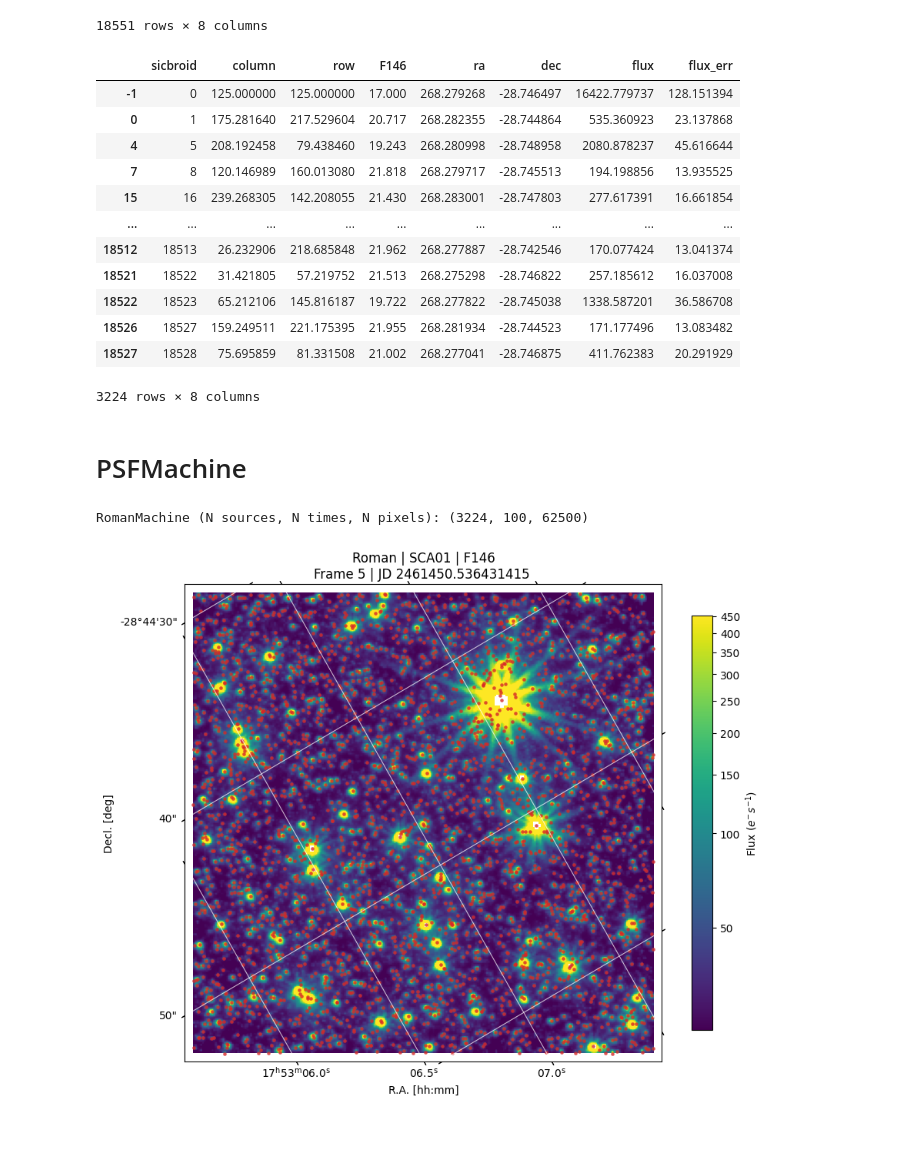
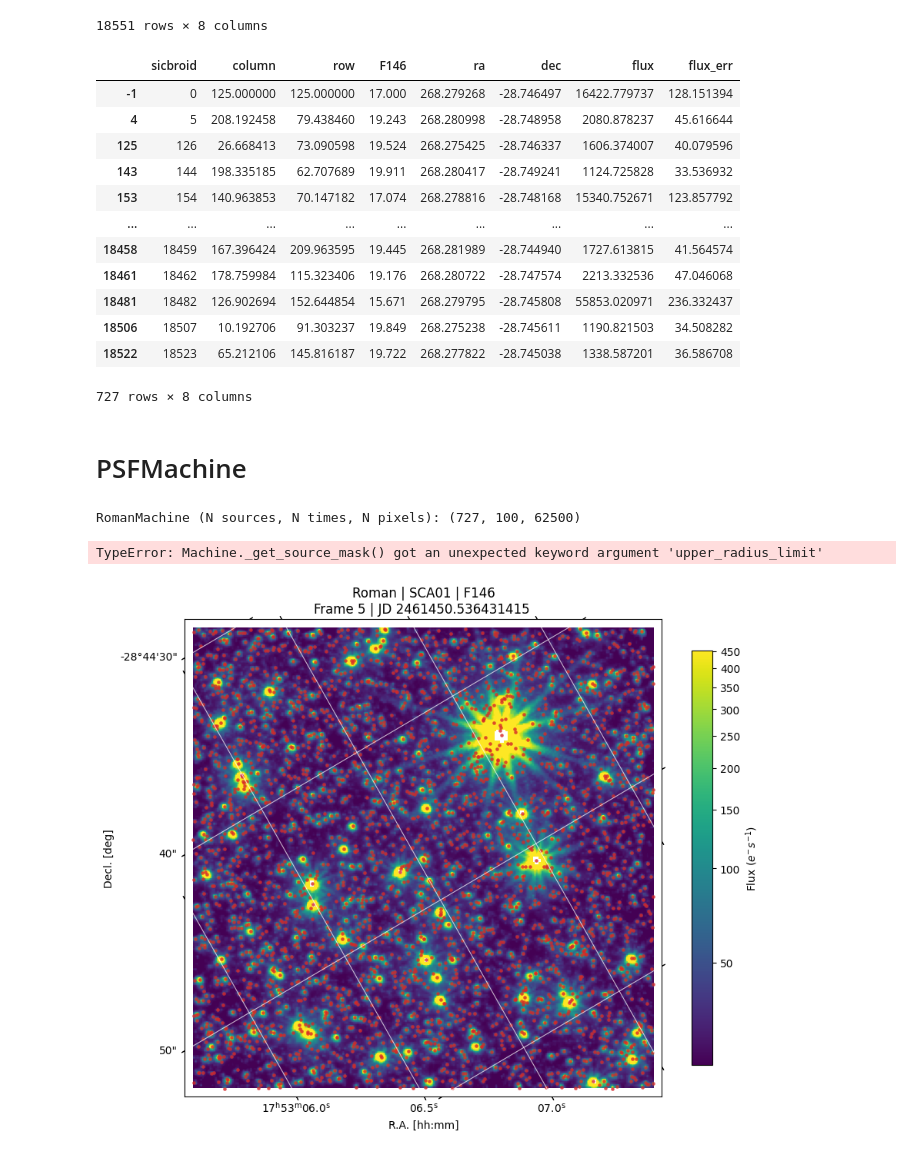
Before and after one commit to jorgemarpa/roman-lcs, a Jupyter notebook: notebooks/roman_psfmachine_test.ipynb, the cells around one changed output. Drawn from its saved outputs; the diff is of its cells as text; code cells hidden in the pictures.

Commit message:
update source mask and sparse arrasy per frame

```diff
--- a/notebooks/roman_psfmachine_test.ipynb
+++ b/notebooks/roman_psfmachine_test.ipynb
@@ -51,23 +51,23 @@ catalog
 | 18549 | 18550 | 227.218897 | 32.953026 | 22.647 | 268.280781 | -28.750458 | 90.499602 | 9.513128 |
 18551 rows × 8 columns
 # %%
-sources = catalog.query("F146 < 22")
+sources = catalog.query("F146 < 20")
 sources = sources.rename(columns={"ra_deg": "ra", "dec_deg": "dec", "xcol": "column", "ycol": "row"})
 sources
 # %% [output]
 |  | sicbroid | column | row | F146 | ra | dec | flux | flux_err |
 | -1 | 0 | 125.000000 | 125.000000 | 17.000 | 268.279268 | -28.746497 | 16422.779737 | 128.151394 |
-| 0 | 1 | 175.281640 | 217.529604 | 20.717 | 268.282355 | -28.744864 | 535.360923 | 23.137868 |
 | 4 | 5 | 208.192458 | 79.438460 | 19.243 | 268.280998 | -28.748958 | 2080.878237 | 45.616644 |
-| 7 | 8 | 120.146989 | 160.013080 | 21.818 | 268.279717 | -28.745513 | 194.198856 | 13.935525 |
-| 15 | 16 | 239.268305 | 142.208055 | 21.430 | 268.283001 | -28.747803 | 277.617391 | 16.661854 |
+| 125 | 126 | 26.668413 | 73.090598 | 19.524 | 268.275425 | -28.746337 | 1606.374007 | 40.079596 |
+| 143 | 144 | 198.335185 | 62.707689 | 19.911 | 268.280417 | -28.749241 | 1124.725828 | 33.536932 |
+| 153 | 154 | 140.963853 | 70.147182 | 17.074 | 268.278816 | -28.748168 | 15340.752671 | 123.857792 |
 | ... | ... | ... | ... | ... | ... | ... | ... | ... |
-| 18512 | 18513 | 26.232906 | 218.685848 | 21.962 | 268.277887 | -28.742546 | 170.077424 | 13.041374 |
-| 18521 | 18522 | 31.421805 | 57.219752 | 21.513 | 268.275298 | -28.746822 | 257.185612 | 16.037008 |
+| 18458 | 18459 | 167.396424 | 209.963595 | 19.445 | 268.281989 | -28.744940 | 1727.613815 | 41.564574 |
+| 18461 | 18462 | 178.759984 | 115.323406 | 19.176 | 268.280722 | -28.747574 | 2213.332536 | 47.046068 |
+| 18481 | 18482 | 126.902694 | 152.644854 | 15.671 | 268.279795 | -28.745808 | 55853.020971 | 236.332437 |
+| 18506 | 18507 | 10.192706 | 91.303237 | 19.849 | 268.275238 | -28.745611 | 1190.821503 | 34.508282 |
 | 18522 | 18523 | 65.212106 | 145.816187 | 19.722 | 268.277822 | -28.745038 | 1338.587201 | 36.586708 |
-| 18526 | 18527 | 159.249511 | 221.175395 | 21.955 | 268.281934 | -28.744523 | 171.177496 | 13.083482 |
-| 18527 | 18528 | 75.695859 | 81.331508 | 21.002 | 268.277041 | -28.746875 | 411.762383 | 20.291929 |
-3224 rows × 8 columns
+727 rows × 8 columns
 # %% [markdown]
 # PSFMachine
 # %%
@@ -77,10 +77,13 @@ mac = RomanMachine.from_file(
     sparse_dist_lim=2,
     sources_flux_column="flux"
 )
+mac
+# %% [output]
+RomanMachine (N sources, N times, N pixels): (727, 100, 62500)
-# %%
-mac
-# %% [output]
-RomanMachine (N sources, N times, N pixels): (3224, 100, 62500)
+# %%
+mac._get_source_mask()
+# %% [output]
+TypeError: Machine._get_source_mask() got an unexpected keyword argument 'upper_radius_limit'
 # %%
 mac.plot_image(sources=True, frame_index=5);
 # %% [output]
```
Also changed, not shown: 2 other files.
